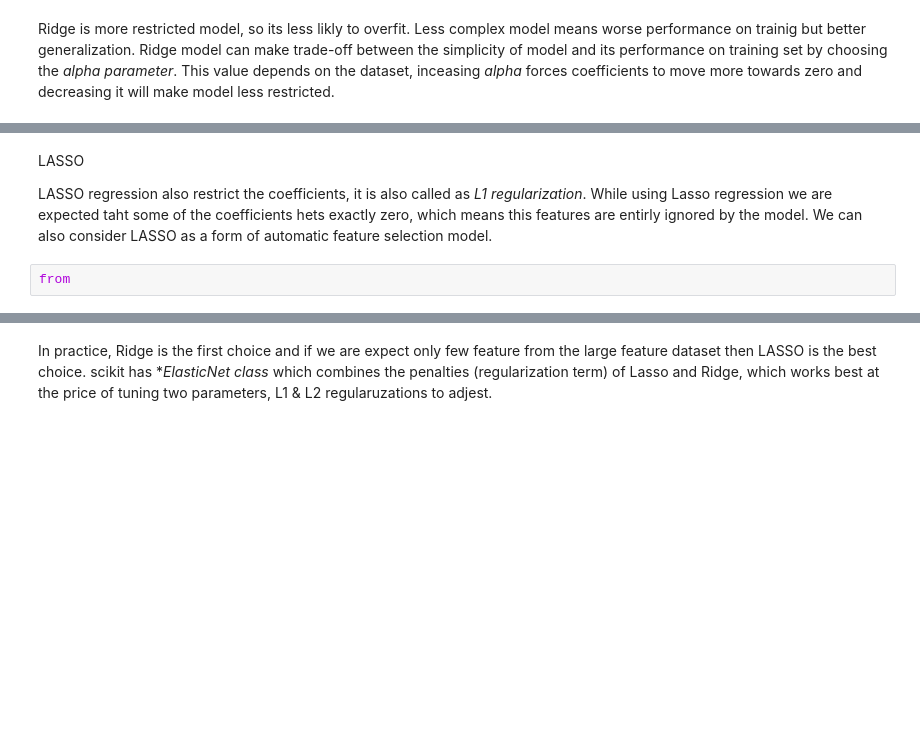
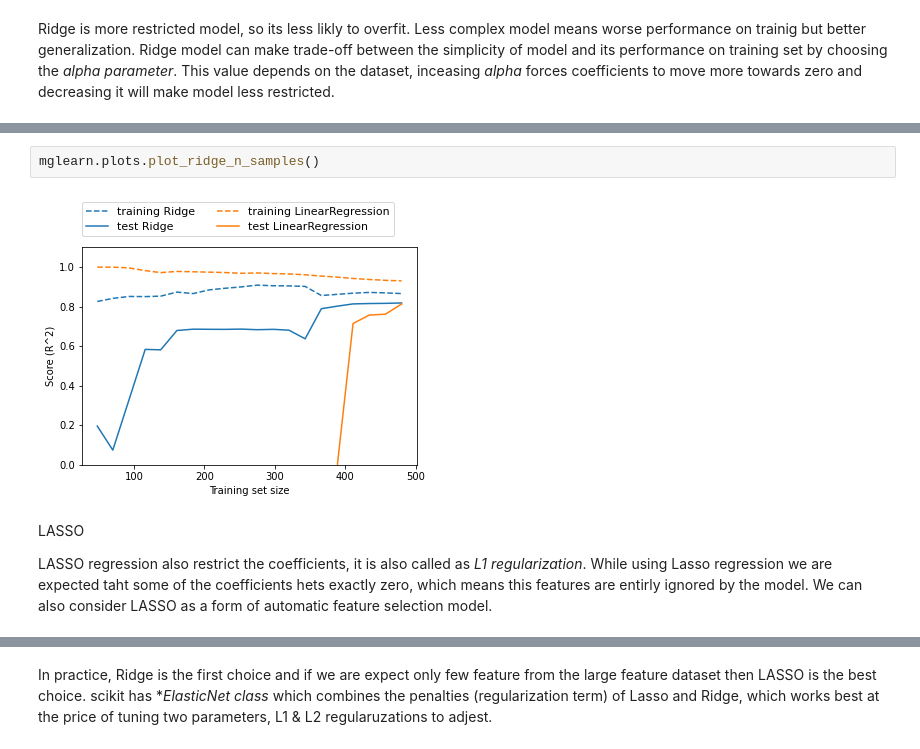
Before and after one commit to Bluelord/Intro_to_ML_Python, a Jupyter notebook: Supervised_Learning/Linear_Models.ipynb, the cells around one changed output, grey strips where cells are left out. Saved outputs shown, nothing was run; the diff lists cells and outputs as text; blank space fills up the shorter version.

```diff
--- a/Supervised_Learning/Linear_Models.ipynb
+++ b/Supervised_Learning/Linear_Models.ipynb
@@ -133,6 +145,8 @@ plt.show()
+# %%
+mglearn.plots.plot_ridge_n_samples()
+# %% [output]
+[figure, added]
 # %% [markdown]
 LASSO
 
 LASSO regression also restrict the coefficients, it is also called as *L1 regularization*. While using Lasso regression we are expected taht some of the coefficients hets exactly zero, which means this features are entirly ignored by the model. We can also consider LASSO as a form of automatic feature selection model.
-# %%
-from
```
Also changed, not shown: parts of 11 cells of this notebook.
